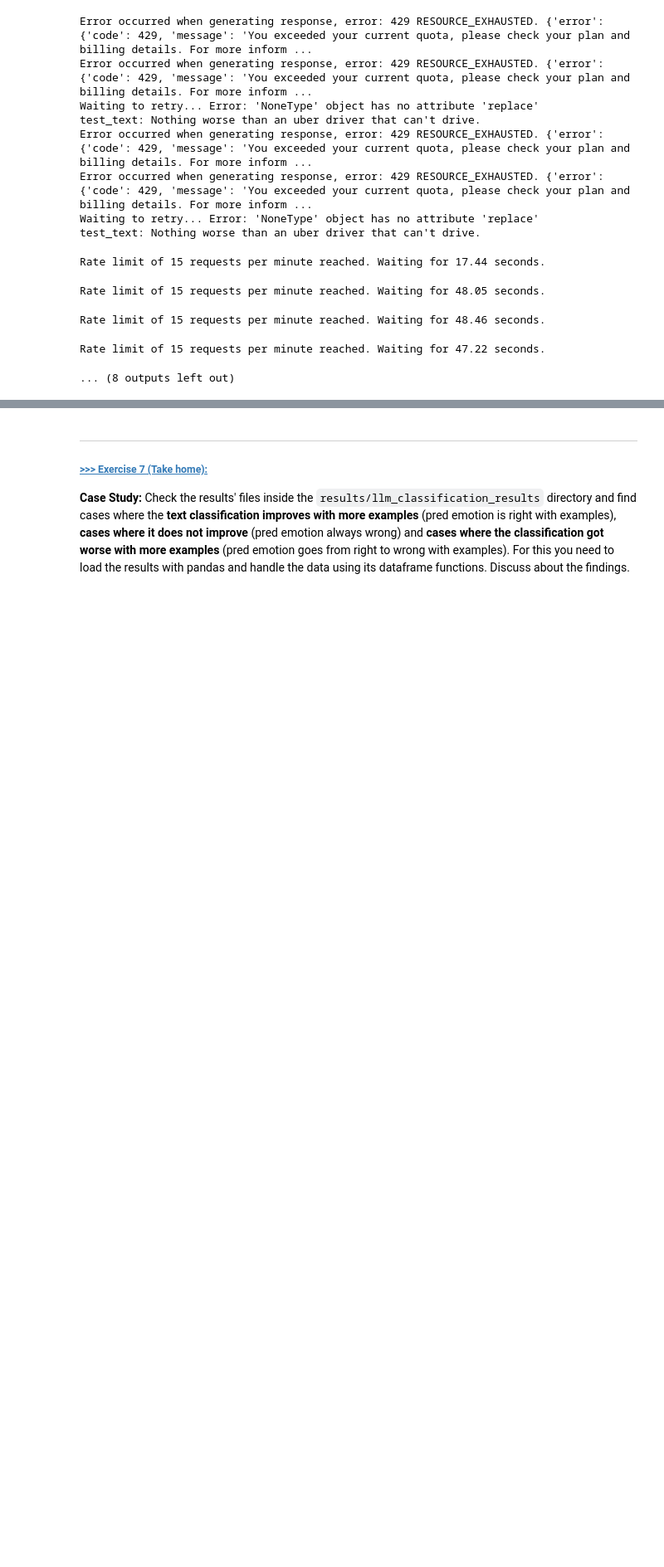
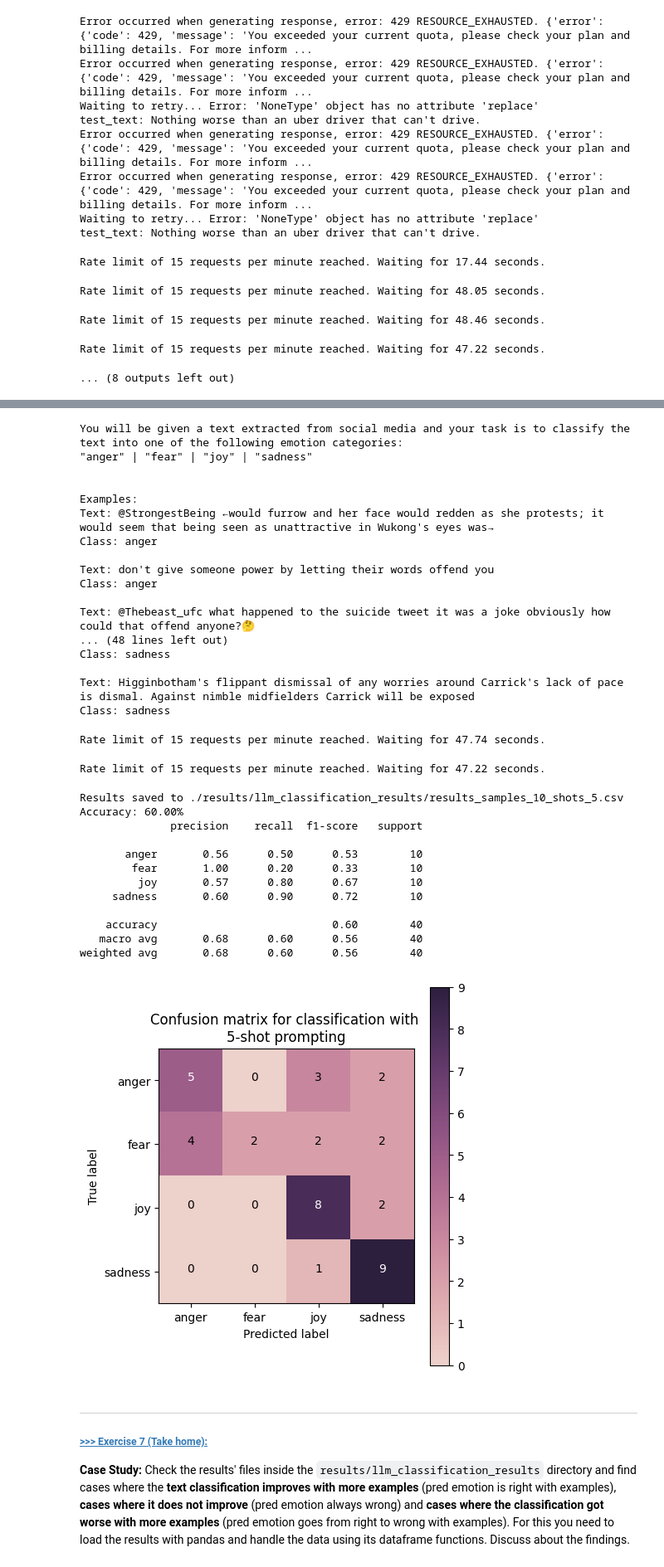
Before and after one commit to saylaa5923/DM2025-Lab2-Exercise, a Jupyter notebook: DM2025-Lab2-Master-Phase_2_Main.ipynb, the cells around one changed output, grey strips where cells are left out. Shown: that part at 83% size. Saved outputs shown, nothing was run; the diff lists cells and outputs as text; code cells hidden in the pictures; blank space fills up the shorter version.

```diff
--- a/DM2025-Lab2-Master-Phase_2_Main.ipynb
+++ b/DM2025-Lab2-Master-Phase_2_Main.ipynb
@@ -1885,6 +1886,41 @@ Accuracy: 60.00%
    macro avg       0.69      0.60      0.57        40
 weighted avg       0.69      0.60      0.57        40
 [figure]
+# %%
+run_experiment(train_df, test_df, num_test_samples=10, num_shots=5)
+# %% [output]
+You will be given a text extracted from social media and your task is to classify the text into one of the following emotion categories:
+"anger" | "fear" | "joy" | "sadness"
+
+
+Examples:
+Text: @StrongestBeing ←would furrow and her face would redden as she protests; it would seem that being seen as unattractive in Wukong's eyes was→
+Class: anger
+
+Text: don't give someone power by letting their words offend you
+Class: anger
+
+Text: @Thebeast_ufc what happened to the suicide tweet it was a joke obviously how could that offend anyone?🤔
+... (48 lines left out)
+Class: sadness
+
+Text: Higginbotham's flippant dismissal of any worries around Carrick's lack of pace is dismal. Against nimble midfielders Carrick will be exposed
+Class: sadness
+Rate limit of 15 requests per minute reached. Waiting for 47.74 seconds.
+Rate limit of 15 requests per minute reached. Waiting for 47.22 seconds.
+Results saved to ./results/llm_classification_results/results_samples_10_shots_5.csv
+Accuracy: 60.00%
+              precision    recall  f1-score   support
+
+       anger       0.56      0.50      0.53        10
+        fear       1.00      0.20      0.33        10
+         joy       0.57      0.80      0.67        10
+     sadness       0.60      0.90      0.72        10
+
+    accuracy                           0.60        40
+   macro avg       0.68      0.60      0.56        40
+weighted avg       0.68      0.60      0.56        40
+[figure, added]
 # %% [markdown]
 ---
 ##### <a id='toc1_5_10_1_2_'></a>[**>>> Exercise 7 (Take home):**](#toc0_)
```
Also changed, not shown: parts of 4 cells of this notebook.
